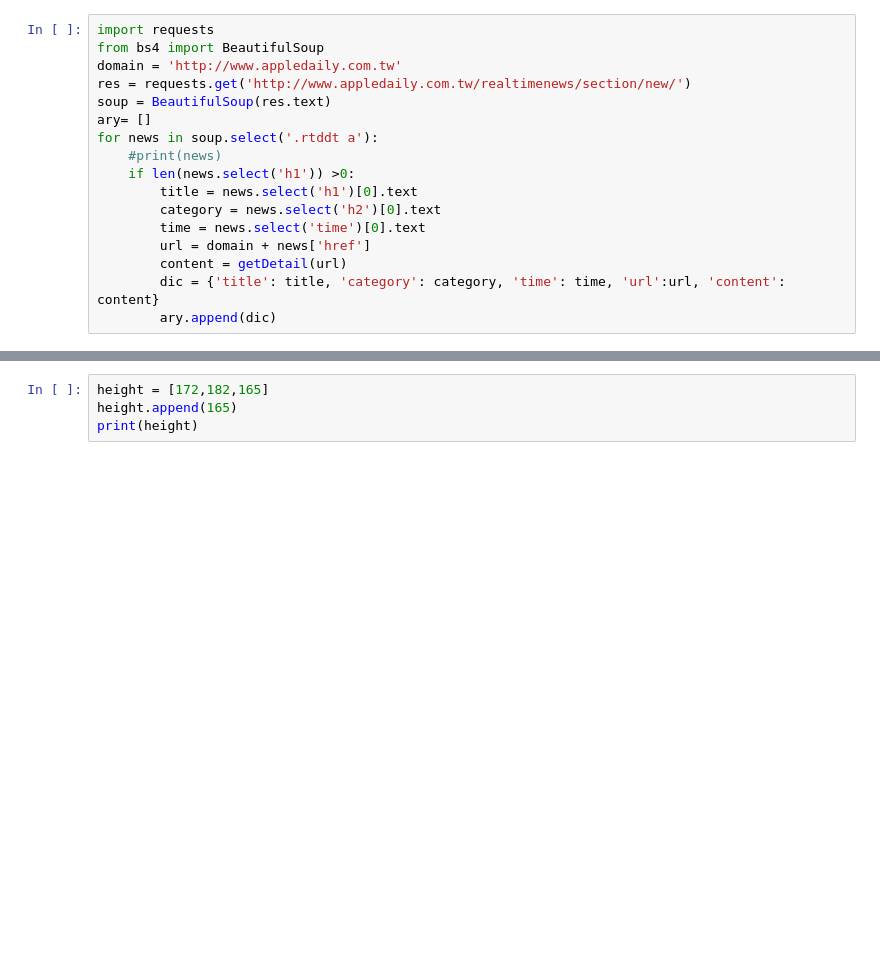
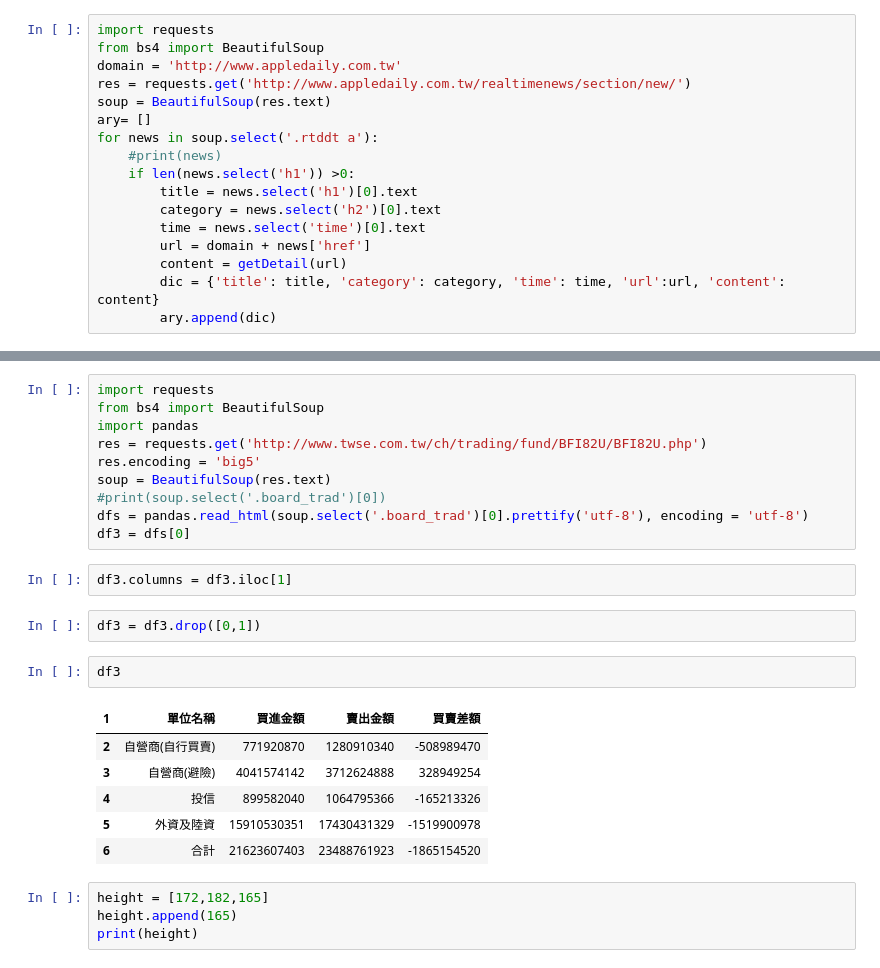
Before and after one commit to bcc2xp/scucrawler, a Jupyter notebook: 20160627Demo.ipynb, the cells around one changed output, grey strips where cells are left out. Drawn from its saved outputs; the diff is of its cells as text; blank space fills up the shorter version.

```diff
--- a/20160627Demo.ipynb
+++ b/20160627Demo.ipynb
@@ -319,3 +340,26 @@ for page in range(1,51):
+# %%
+import requests
+from bs4 import BeautifulSoup
+import pandas
+res = requests.get('http://www.twse.com.tw/ch/trading/fund/BFI82U/BFI82U.php')
+res.encoding = 'big5'
+soup = BeautifulSoup(res.text)
+#print(soup.select('.board_trad')[0])
+dfs = pandas.read_html(soup.select('.board_trad')[0].prettify('utf-8'), encoding = 'utf-8')
+df3 = dfs[0]
+# %%
+df3.columns = df3.iloc[1]
+# %%
+df3 = df3.drop([0,1])
+# %%
+df3
+# %% [output]
+| 1 | 單位名稱 | 買進金額 | 賣出金額 | 買賣差額 |
+| 2 | 自營商(自行買賣) | 771920870 | 1280910340 | -508989470 |
+| 3 | 自營商(避險) | 4041574142 | 3712624888 | 328949254 |
+| 4 | 投信 | 899582040 | 1064795366 | -165213326 |
+| 5 | 外資及陸資 | 15910530351 | 17430431329 | -1519900978 |
+| 6 | 合計 | 21623607403 | 23488761923 | -1865154520 |
 # %%
 height = [172,182,165]
 height.append(165)
```
Also changed, not shown: parts of 4 cells of this notebook.
